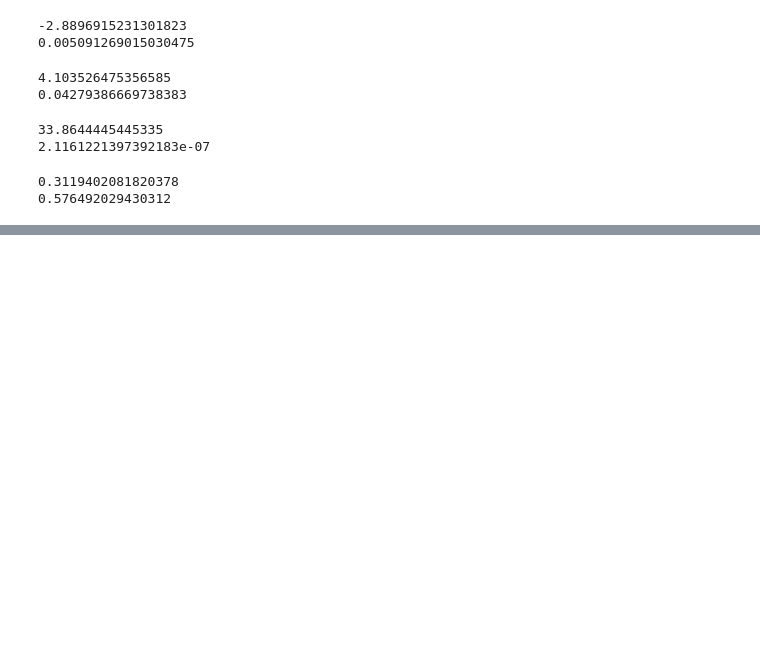
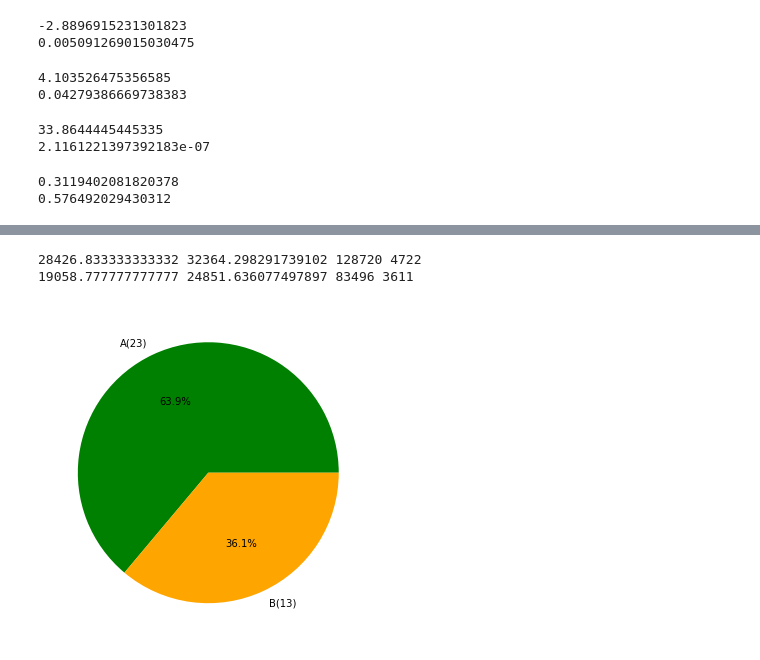
Before and after one commit to PanthonImem/1300ABTestingScript, a Jupyter notebook: AB Testing.ipynb, the cells around one changed output, grey strips where cells are left out. Drawn from its saved outputs; the diff is of its cells as text; code cells hidden in the pictures; blank space fills up the shorter version.

```diff
--- a/AB Testing.ipynb
+++ b/AB Testing.ipynb
@@ -265,0 +310,13 @@ print(perform_chi2_homogeneity_test(c3_observed_grid)) # this should be .5764920
+# %%
+import matplotlib.pyplot as plt
+print(np.mean(a_list),np.std(a_list), max(a_list), min(a_list))
+print(np.mean(b_list),np.std(b_list), max(b_list), min(b_list))
+# %% [output]
+28426.833333333332 32364.298291739102 128720 4722
+19058.777777777777 24851.636077497897 83496 3611
+# %%
+plt.figure(figsize=(10,6))
+plt.pie([23,13], colors = ['green','orange'], labels = ['A(23)','B(13)'],autopct='%1.1f%%')
+plt.show()
+# %% [output]
+[figure, added]
```
Also changed, not shown: parts of 10 cells of this notebook, 10 other files.
